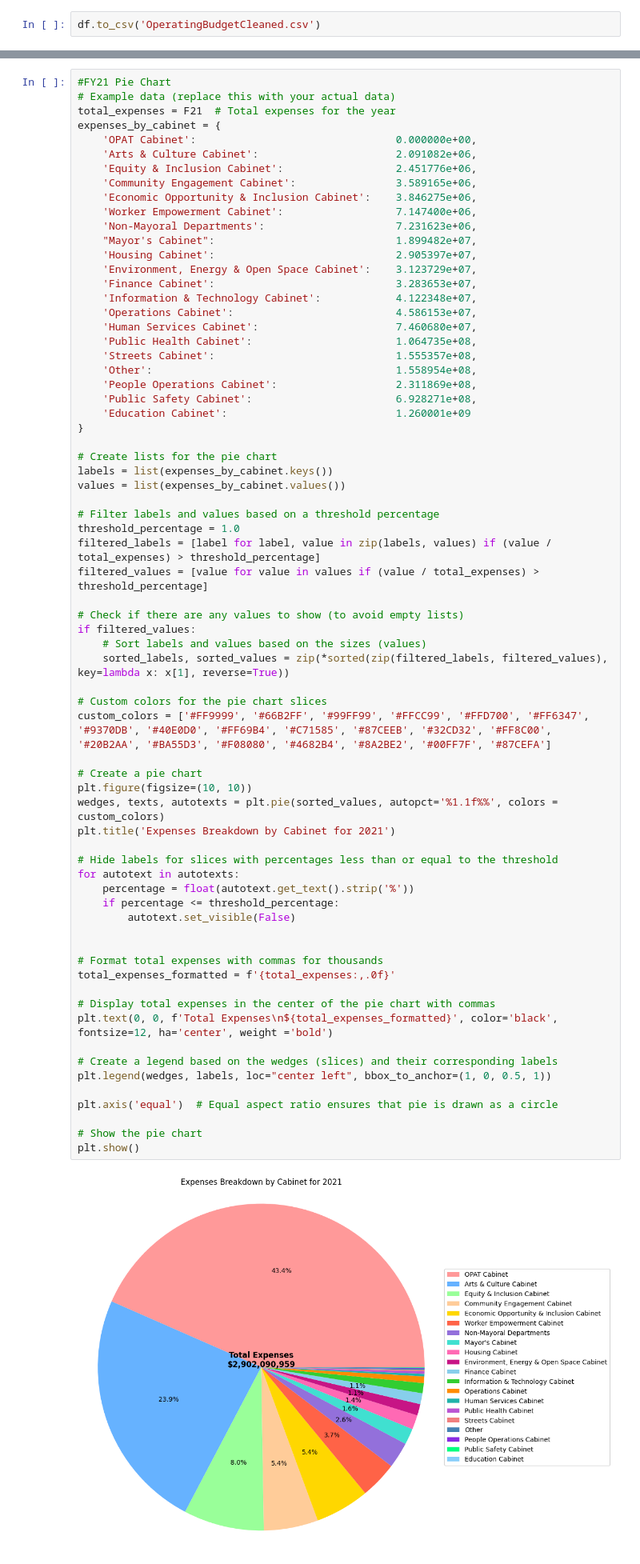
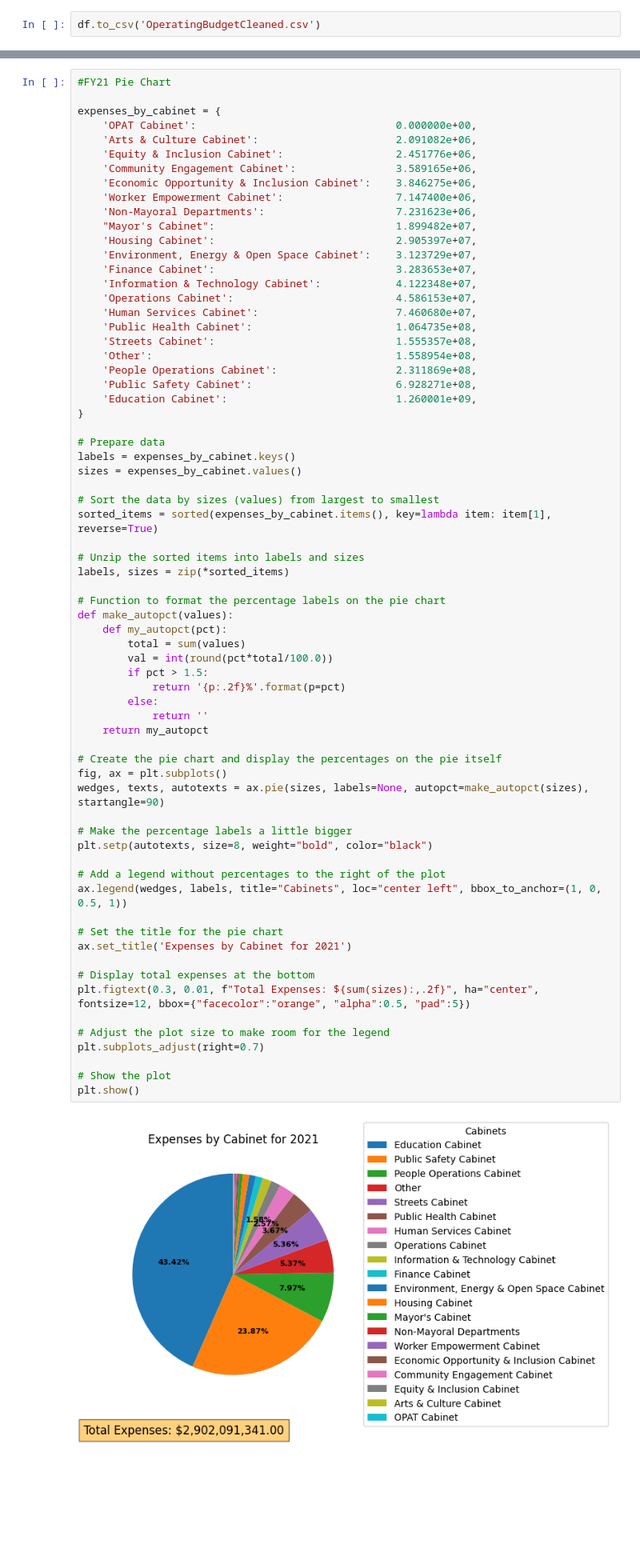
Before and after one commit to BU-Spark/ds-boston-city-budget, a Jupyter notebook: fa23-team-f/OperatingBudgetAnalysis.ipynb, the cells around one changed output, grey strips where cells are left out. Shown: that part at 80% size. Drawn from its saved outputs; the diff is of its cells as text; blank space fills up the shorter version.

Commit message:
Fixed my graphs -> all the graphs were using the same data

```diff
--- a/fa23-team-f/OperatingBudgetAnalysis.ipynb
+++ b/fa23-team-f/OperatingBudgetAnalysis.ipynb
@@ -323,7 +311,6 @@ Name: FY24Adopted, dtype: float64
 # %%
 #FY21 Pie Chart
-# Example data (replace this with your actual data)
-total_expenses = F21  # Total expenses for the year
+
 expenses_by_cabinet = {
     'OPAT Cabinet':                                0.000000e+00,
     'Arts & Culture Cabinet':                      2.091082e+06,
@@ -331,64 +318,64 @@ expenses_by_cabinet = {
     'Community Engagement Cabinet':                3.589165e+06,
     'Economic Opportunity & Inclusion Cabinet':    3.846275e+06,
     'Worker Empowerment Cabinet':                  7.147400e+06,
     'Non-Mayoral Departments':                     7.231623e+06,
     "Mayor's Cabinet":                             1.899482e+07,
     'Housing Cabinet':                             2.905397e+07,
     'Environment, Energy & Open Space Cabinet':    3.123729e+07,
     'Finance Cabinet':                             3.283653e+07,
     'Information & Technology Cabinet':            4.122348e+07,
     'Operations Cabinet':                          4.586153e+07,
     'Human Services Cabinet':                      7.460680e+07,
     'Public Health Cabinet':                       1.064735e+08,
     'Streets Cabinet':                             1.555357e+08,
     'Other':                                       1.558954e+08,
     'People Operations Cabinet':                   2.311869e+08,
     'Public Safety Cabinet':                       6.928271e+08,
-    'Education Cabinet':                           1.260001e+09
+    'Education Cabinet':                           1.260001e+09,
 }
 
-# Create lists for the pie chart
-labels = list(expenses_by_cabinet.keys())
-values = list(expenses_by_cabinet.values())
+# Prepare data
+labels = expenses_by_cabinet.keys()
+sizes = expenses_by_cabinet.values()
 
-# Filter labels and values based on a threshold percentage
-threshold_percentage = 1.0
-filtered_labels = [label for label, value in zip(labels, values) if (value / total_expenses) > threshold_percentage]
-filtered_values = [value for value in values if (value / total_expenses) > threshold_percentage]
+# Sort the data by sizes (values) from largest to smallest
+sorted_items = sorted(expenses_by_cabinet.items(), key=lambda item: item[1], reverse=True)
 
-# Check if there are any values to show (to avoid empty lists)
-if filtered_values:
-    # Sort labels and values based on the sizes (values)
-    sorted_labels, sorted_values = zip(*sorted(zip(filtered_labels, filtered_values), key=lambda x: x[1], reverse=True))
+# Unzip the sorted items into labels and sizes
+labels, sizes = zip(*sorted_items)
 
-# Custom colors for the pie chart slices
-custom_colors = ['#FF9999', '#66B2FF', '#99FF99', '#FFCC99', '#FFD700', '#FF6347', '#9370DB', '#40E0D0', '#FF69B4', '#C71585', '#87CEEB', '#32CD32', '#FF8C00', '#20B2AA', '#BA55D3', '#F08080', '#4682B4', '#8A2BE2', '#00FF7F', '#87CEFA']
+# Function to format the percentage labels on the pie chart
+def make_autopct(values):
+    def my_autopct(pct):
+        total = sum(values)
+        val = int(round(pct*total/100.0))
+        if pct > 1.5:
+            return '{p:.2f}%'.format(p=pct)
+        else:
+            return ''
+    return my_autopct
 
-# Create a pie chart
-plt.figure(figsize=(10, 10))
-wedges, texts, autotexts = plt.pie(sorted_values, autopct='%1.1f%%', colors = custom_colors)
-plt.title('Expenses Breakdown by Cabinet for 2021')
+# Create the pie chart and display the percentages on the pie itself
+fig, ax = plt.subplots()
+wedges, texts, autotexts = ax.pie(sizes, labels=None, autopct=make_autopct(sizes), startangle=90)
 
-# Hide labels for slices with percentages less than or equal to the threshold
-for autotext in autotexts:
-    percentage = float(autotext.get_text().strip('%'))
-    if percentage <= threshold_percentage:
-        autotext.set_visible(False)
+# Make the percentage labels a little bigger
+plt.setp(autotexts, size=8, weight="bold", color="black")
 
+# Add a legend without percentages to the right of the plot
+ax.legend(wedges, labels, title="Cabinets", loc="center left", bbox_to_anchor=(1, 0, 0.5, 1))
 
-# Format total expenses with commas for thousands
-total_expenses_formatted = f'{total_expenses:,.0f}'
+# Set the title for the pie chart
+ax.set_title('Expenses by Cabinet for 2021')
 
-# Display total expenses in the center of the pie chart with commas
-plt.text(0, 0, f'Total Expenses\n${total_expenses_formatted}', color='black', fontsize=12, ha='center', weight ='bold')
+# Display total expenses at the bottom
+plt.figtext(0.3, 0.01, f"Total Expenses: ${sum(sizes):,.2f}", ha="center", fontsize=12, bbox={"facecolor":"orange", "alpha":0.5, "pad":5})
 
-# Create a legend based on the wedges (slices) and their corresponding labels
-plt.legend(wedges, labels, loc="center left", bbox_to_anchor=(1, 0, 0.5, 1))
+# Adjust the plot size to make room for the legend
+plt.subplots_adjust(right=0.7)
 
-plt.axis('equal')  # Equal aspect ratio ensures that pie is drawn as a circle
-
-# Show the pie chart
+# Show the plot
 plt.show()
 # %% [output]
-[figure, old version]
+[figure, new version]
 # %%
```
Also changed, not shown: parts of 6 cells of this notebook.
